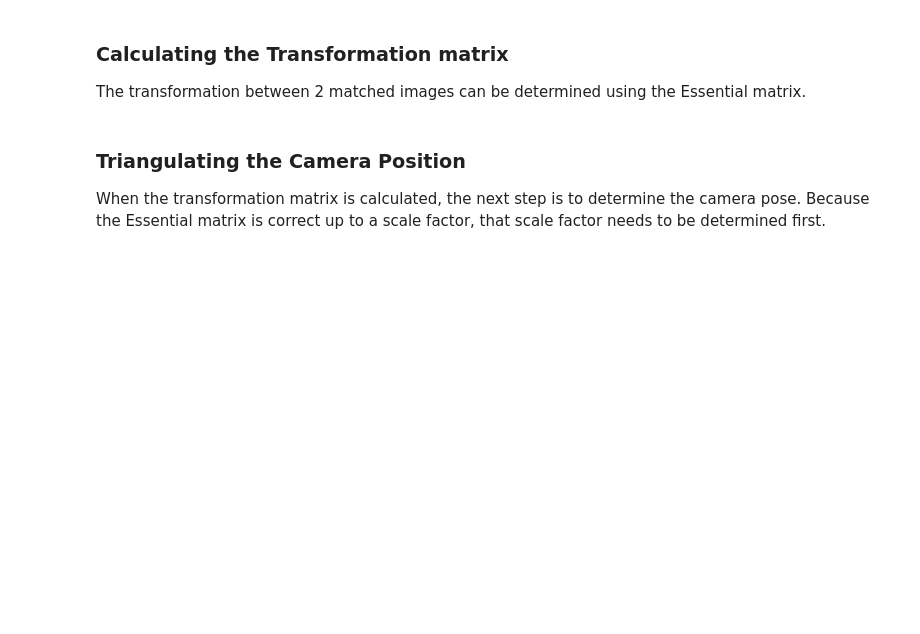
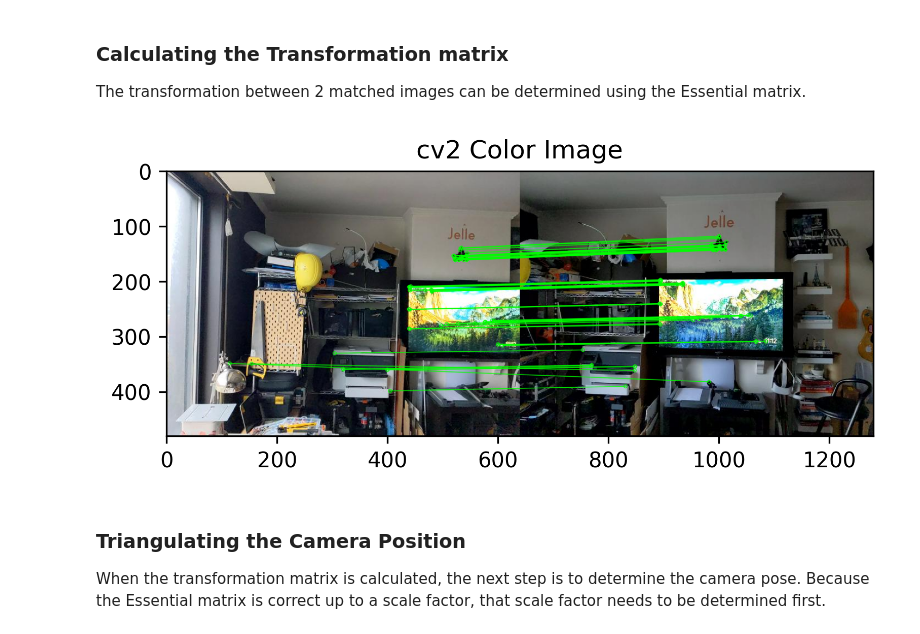
Before and after one commit to JelleKUL/SessionAlignment, a Jupyter notebook: src/positioning/examples.ipynb, the cells around one changed output. Drawn from its saved outputs; the diff is of its cells as text; code cells hidden in the pictures; blank space fills up the shorter version.

```diff
--- a/src/positioning/examples.ipynb
+++ b/src/positioning/examples.ipynb
@@ -118,9 +137,16 @@ The transformation between 2 matched images can be determined using the Essentia
 # %%
 import compareImage as ci
 
 match = ci.ImageMatch(image1, image2)
 match.find_matches()
 match.calculate_transformation_matrix()
+matchImage = match.draw_image_inliers()
+plt.rcParams['figure.dpi'] = 300
+plt.imshow(cv2.cvtColor(matchImage, cv2.COLOR_BGR2RGB))
+plt.title('cv2 Color Image')
+plt.show()
+# %% [output]
+[figure, added]
 # %% [markdown]
 ### Triangulating the Camera Position
 When the transformation matrix is calculated, the next step is to determine the camera pose.
```
Also changed, not shown: parts of 10 cells of this notebook, 3 other files.
